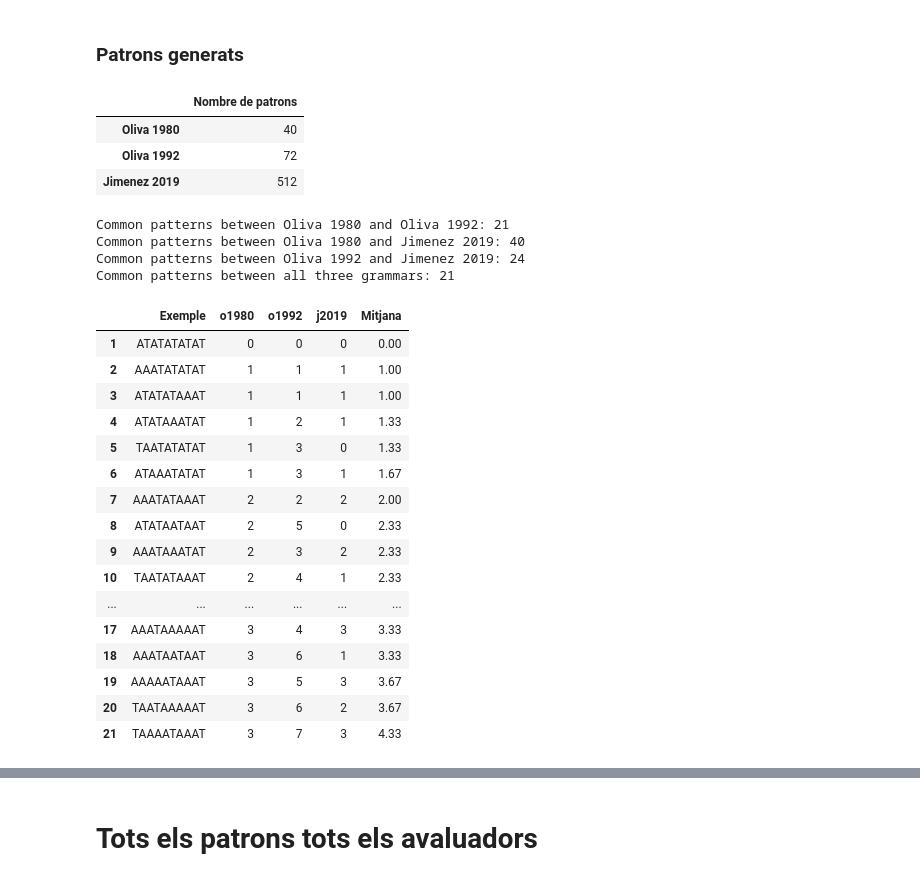
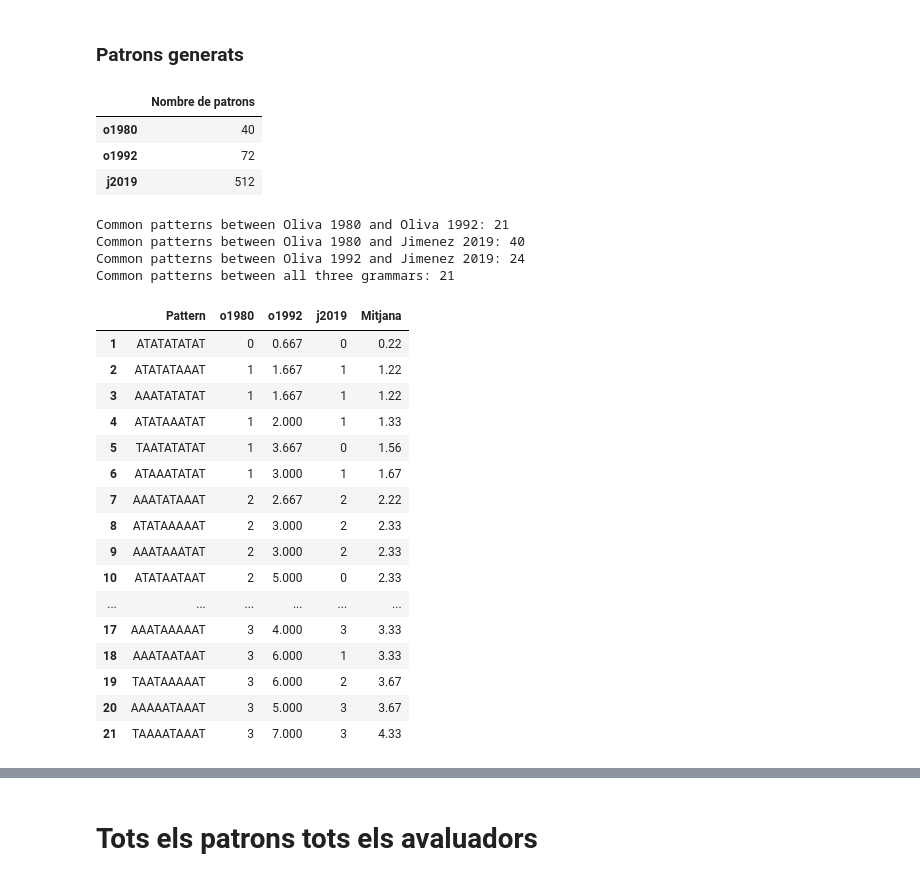
Before and after one commit to garaupere/decaGEN, a Jupyter notebook: tesi/analisi.ipynb, the cells around one changed output, grey strips where cells are left out. Saved outputs shown, nothing was run; the diff lists cells and outputs as text; code cells hidden in the pictures.

Commit message:
Enhance pattern parsing and evaluation functions with new grouping logic and improved variable handling

```diff
--- a/tesi/analisi.ipynb
+++ b/tesi/analisi.ipynb
@@ -14,9 +70,9 @@ j2019 = grammar('', gen.jimenez2019, eval.jimenez2019, False)
 # %%
 # Compta en un únic dataframe els patrons generats per cada gramàtica
 grammars = {
-    'Oliva 1980': o1980,
-    'Oliva 1992': o1992,
-    'Jimenez 2019': j2019
+    'o1980': o1980,
+    'o1992': o1992,
+    'j2019': j2019
 }
 counts = {}
 for name, df in grammars.items():
@@ -25,14 +81,14 @@ for name, df in grammars.items():
 counts
 # %% [output]
 |  | Nombre de patrons |
-| Oliva 1980 | 40 |
-| Oliva 1992 | 72 |
-| Jimenez 2019 | 512 |
+| o1980 | 40 |
+| o1992 | 72 |
+| j2019 | 512 |
 # %%
 # identifica els patrons comuns entre les gramàtiques (df)
 def common_patterns(df1, df2):
-    patterns1 = set(df1['Exemple'])
-    patterns2 = set(df2['Exemple'])
+    patterns1 = set(df1['Pattern'])
+    patterns2 = set(df2['Pattern'])
     common = patterns1.intersection(patterns2)
     return common
 common_o1980_o1992 = common_patterns(o1980, o1992)
@@ -45,9 +101,9 @@ print('Common patterns between Oliva 1992 and Jimenez 2019:', len(common_o1992_j
 
 # identifica els patrons que són comuns a les tres gramàtiques
 def common_patterns_three(df1, df2, df3):
-    patterns1 = set(df1['Exemple'])
-    patterns2 = set(df2['Exemple'])
-    patterns3 = set(df3['Exemple'])
+    patterns1 = set(df1['Pattern'])
+    patterns2 = set(df2['Pattern'])
+    patterns3 = set(df3['Pattern'])
     common = patterns1.intersection(patterns2).intersection(patterns3)
     return common
 common_all = common_patterns_three(o1980, o1992, j2019)
@@ -60,42 +116,42 @@ Common patterns between all three grammars: 21
 # %%
 # a partir de common_all genera un df amb els patrons comuns a les tres gramàtiques i el valor de complexitat de cada gramàtica per a cada patró
 def common_patterns_df(df1, df2, df3, common_patterns):
-    common_df = pd.DataFrame({'Exemple': list(common_patterns)})
+    common_df = pd.DataFrame({'Pattern': list(common_patterns)})
     def get_complexity(row, df, col_name):
-        if row['Exemple'] in df['Exemple'].values:
-            return df.loc[df['Exemple'] == row['Exemple'], 'Complexitat'].values[0]
+        if row['Pattern'] in df['Pattern'].values:
+            return df.loc[df['Pattern'] == row['Pattern'], 'Complexitat'].values[0]
         return None
     common_df['o1980'] = common_df.apply(lambda row: get_complexity(row, df1, 'Complexitat'), axis=1)
     common_df['o1992'] = common_df.apply(lambda row: get_complexity(row, df2, 'Complexitat'), axis=1)
     common_df['j2019'] = common_df.apply(lambda row: get_complexity(row, df3, 'Complexitat'), axis=1)
     return common_df
 common_patterns_dataframe = common_patterns_df(o1980, o1992, j2019, common_all)
 # afegeix una columna de complexitat mitjana
 common_patterns_dataframe['Mitjana'] = round(common_patterns_dataframe[['o1980', 'o1992', 'j2019']].mean(axis=1), 2)
 # ordena per complexitat mitjana
 common_patterns_dataframe = common_patterns_dataframe.sort_values(by='Mitjana')
 common_patterns_dataframe = common_patterns_dataframe.reset_index(drop=True)
 common_patterns_dataframe.index = common_patterns_dataframe.index + 1
 common_patterns_dataframe.to_excel('common_patterns.xlsx', index=False)
 common_patterns_dataframe
 # %% [output]
-|  | Exemple | o1980 | o1992 | j2019 | Mitjana |
-| 1 | ATATATATAT | 0 | 0 | 0 | 0.00 |
-| 2 | AAATATATAT | 1 | 1 | 1 | 1.00 |
-| 3 | ATATATAAAT | 1 | 1 | 1 | 1.00 |
-| 4 | ATATAAATAT | 1 | 2 | 1 | 1.33 |
-| 5 | TAATATATAT | 1 | 3 | 0 | 1.33 |
-| 6 | ATAAATATAT | 1 | 3 | 1 | 1.67 |
-| 7 | AAATATAAAT | 2 | 2 | 2 | 2.00 |
-| 8 | ATATAATAAT | 2 | 5 | 0 | 2.33 |
-| 9 | AAATAAATAT | 2 | 3 | 2 | 2.33 |
-| 10 | TAATATAAAT | 2 | 4 | 1 | 2.33 |
+|  | Pattern | o1980 | o1992 | j2019 | Mitjana |
+| 1 | ATATATATAT | 0 | 0.667 | 0 | 0.22 |
+| 2 | ATATATAAAT | 1 | 1.667 | 1 | 1.22 |
+| 3 | AAATATATAT | 1 | 1.667 | 1 | 1.22 |
+| 4 | ATATAAATAT | 1 | 2.000 | 1 | 1.33 |
+| 5 | TAATATATAT | 1 | 3.667 | 0 | 1.56 |
+| 6 | ATAAATATAT | 1 | 3.000 | 1 | 1.67 |
+| 7 | AAATATAAAT | 2 | 2.667 | 2 | 2.22 |
+| 8 | ATATAAAAAT | 2 | 3.000 | 2 | 2.33 |
+| 9 | AAATAAATAT | 2 | 3.000 | 2 | 2.33 |
+| 10 | ATATAATAAT | 2 | 5.000 | 0 | 2.33 |
 | ... | ... | ... | ... | ... | ... |
-| 17 | AAATAAAAAT | 3 | 4 | 3 | 3.33 |
-| 18 | AAATAATAAT | 3 | 6 | 1 | 3.33 |
-| 19 | AAAAATAAAT | 3 | 5 | 3 | 3.67 |
-| 20 | TAATAAAAAT | 3 | 6 | 2 | 3.67 |
-| 21 | TAAAATAAAT | 3 | 7 | 3 | 4.33 |
+| 17 | AAATAAAAAT | 3 | 4.000 | 3 | 3.33 |
+| 18 | AAATAATAAT | 3 | 6.000 | 1 | 3.33 |
+| 19 | TAATAAAAAT | 3 | 6.000 | 2 | 3.67 |
+| 20 | AAAAATAAAT | 3 | 5.000 | 3 | 3.67 |
+| 21 | TAAAATAAAT | 3 | 7.000 | 3 | 4.33 |
 # %%
 # Genera un únic dataframe amb tots els patrons. Elimina duplicats, però afegeix una columna que indica en quines gramàtiques apareix cada patró. Desa també el valor de complexitat de cada gramàtica per a cada patró: 'complexitat_o1980', 'complexitat_o1992', 'complexitat_j2019'
 def merge_grammars(df1, df2, df3):
```
Also changed, not shown: parts of 7 cells of this notebook, 6 other files.
